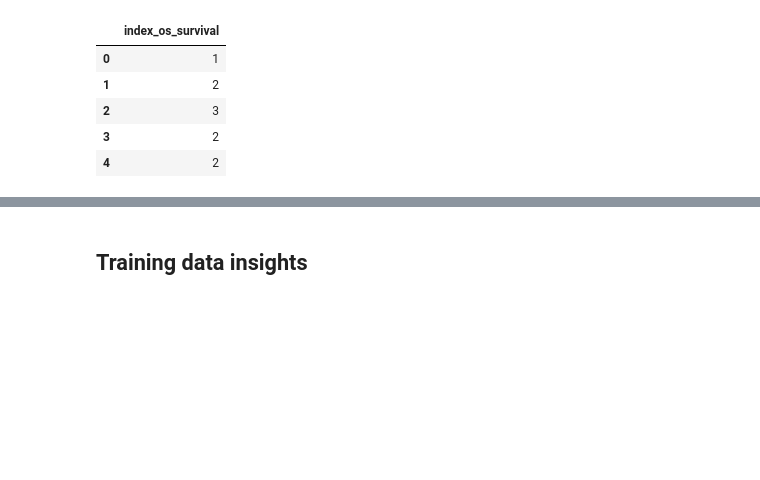
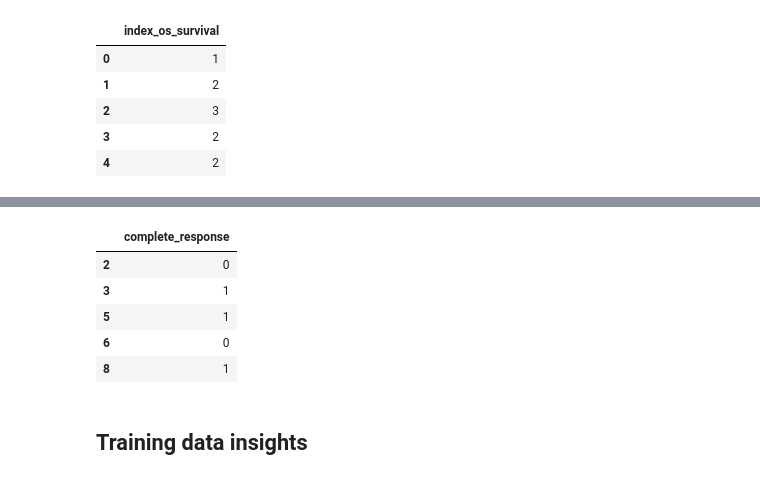
Before and after one commit to MartijnMakaske/CRLM-morph-features, a Jupyter notebook: Clinical_data_preparation.ipynb, the cells around one changed output, grey strips where cells are left out. Saved outputs shown, nothing was run; the diff lists cells and outputs as text; code cells hidden in the pictures; blank space fills up the shorter version.

```diff
--- a/Clinical_data_preparation.ipynb
+++ b/Clinical_data_preparation.ipynb
@@ -222,0 +255,18 @@ training_labels_OS.to_csv('training_labels_OS.csv', index=False)
+# %%
+training_labels_path = training_data[["SubjectKey", "TRG_cat"]]
+
+# remove rows with nan for trg_cat
+training_labels_path = training_labels_path.dropna(subset=['TRG_cat'])
+
+training_labels_path['complete_response'] = (training_labels_path['TRG_cat'] == 'No histological response').astype(int)
+
+training_labels_path.drop(columns=["SubjectKey","TRG_cat"], inplace= True)
+# %%
+training_labels_path.head()
+# %% [output]
+|  | complete_response |
+| 2 | 0 |
+| 3 | 1 |
+| 5 | 1 |
+| 6 | 0 |
+| 8 | 1 |
```
Also changed, not shown: parts of 7 cells of this notebook, 12 other files.
